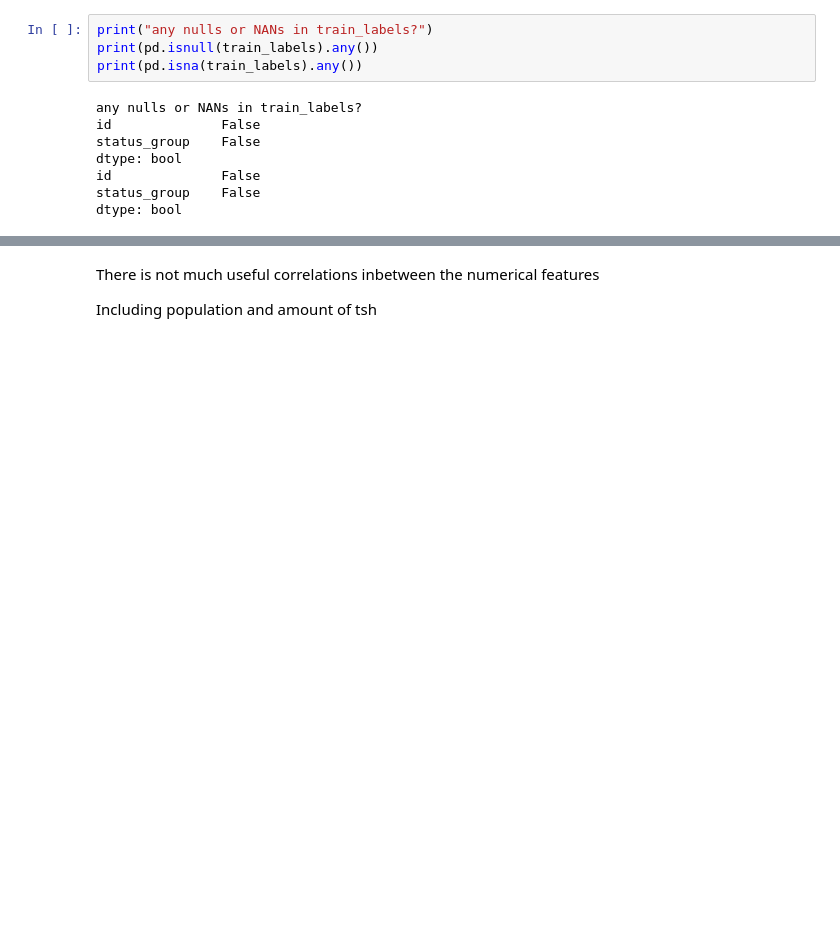
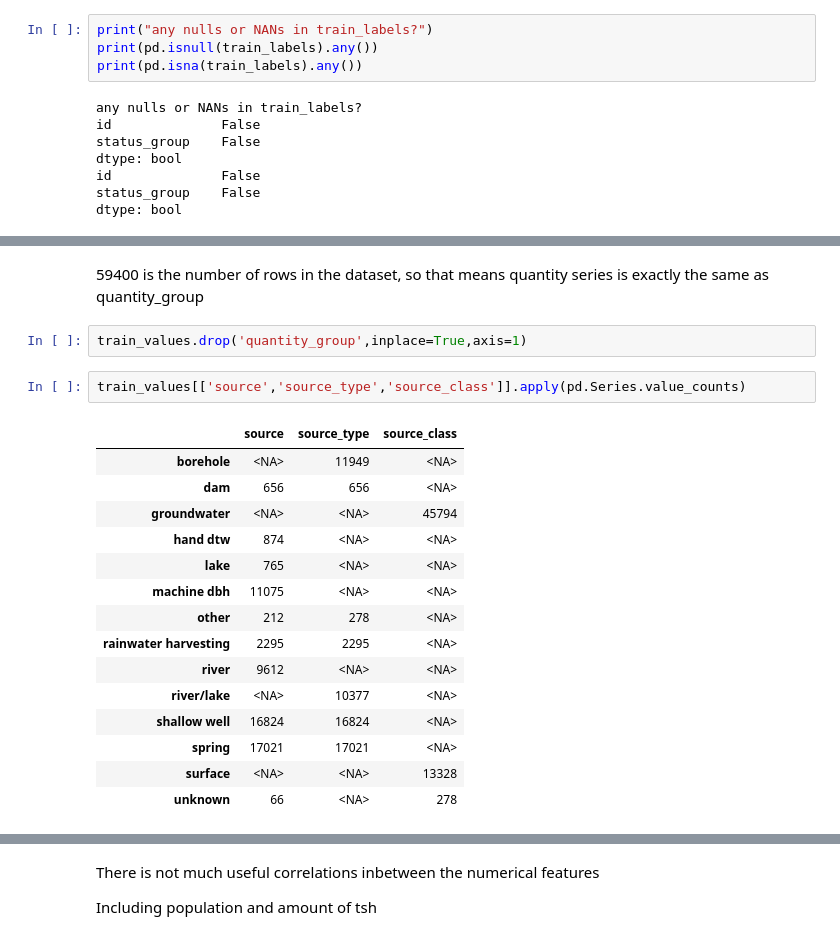
Before and after one commit to roberthobblebottom/pump-it-up, a Jupyter notebook: 1.ipynb, the cells around one changed output, grey strips where cells are left out. Drawn from its saved outputs; the diff is of its cells as text; blank space fills up the shorter version.

```diff
--- a/1.ipynb
+++ b/1.ipynb
@@ -253,0 +597,22 @@ sns.heatmap(data=train.corr(),vmin=-1,vmax=1,annot=True)
+# %% [markdown]
+59400 is the number of rows in the dataset, so that means quantity series is exactly the same as quantity_group
+# %%
+train_values.drop('quantity_group',inplace=True,axis=1)
+# %%
+train_values[['source','source_type','source_class']].apply(pd.Series.value_counts)
+# %% [output]
+|  | source | source_type | source_class |
+| borehole | <NA> | 11949 | <NA> |
+| dam | 656 | 656 | <NA> |
+| groundwater | <NA> | <NA> | 45794 |
+| hand dtw | 874 | <NA> | <NA> |
+| lake | 765 | <NA> | <NA> |
+| machine dbh | 11075 | <NA> | <NA> |
+| other | 212 | 278 | <NA> |
+| rainwater harvesting | 2295 | 2295 | <NA> |
+| river | 9612 | <NA> | <NA> |
+| river/lake | <NA> | 10377 | <NA> |
+| shallow well | 16824 | 16824 | <NA> |
+| spring | 17021 | 17021 | <NA> |
+| surface | <NA> | <NA> | 13328 |
+| unknown | 66 | <NA> | 278 |
```
Also changed, not shown: parts of 61 cells of this notebook.
